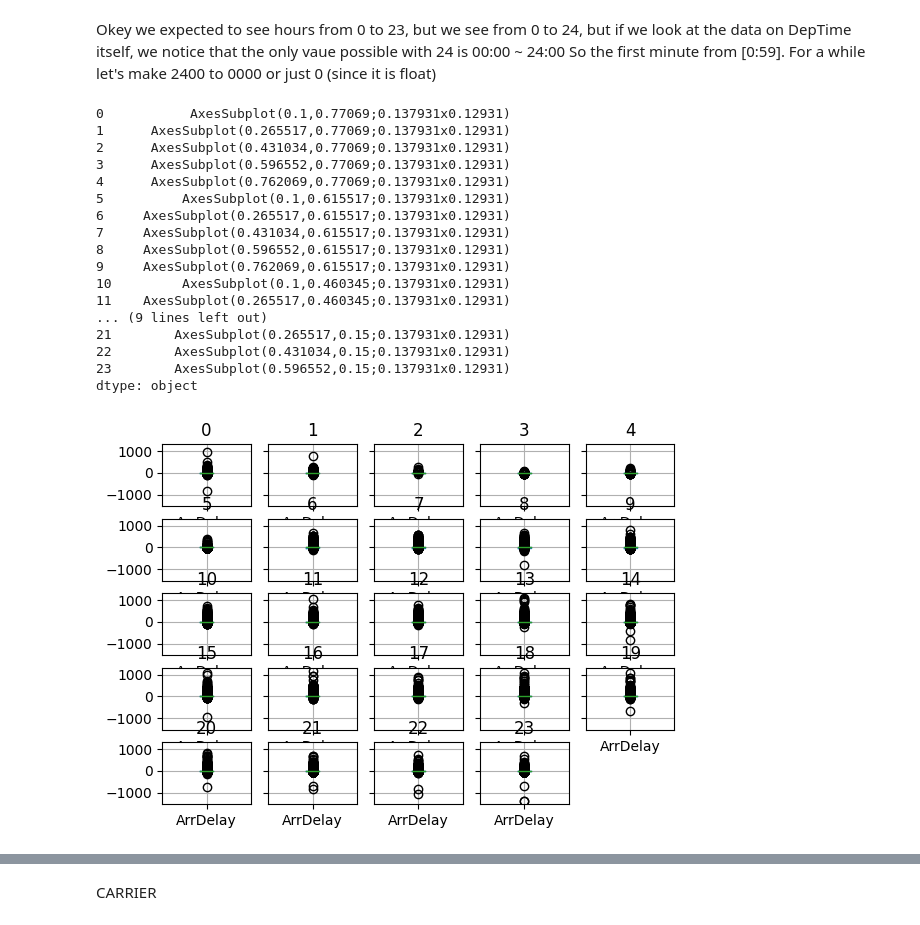
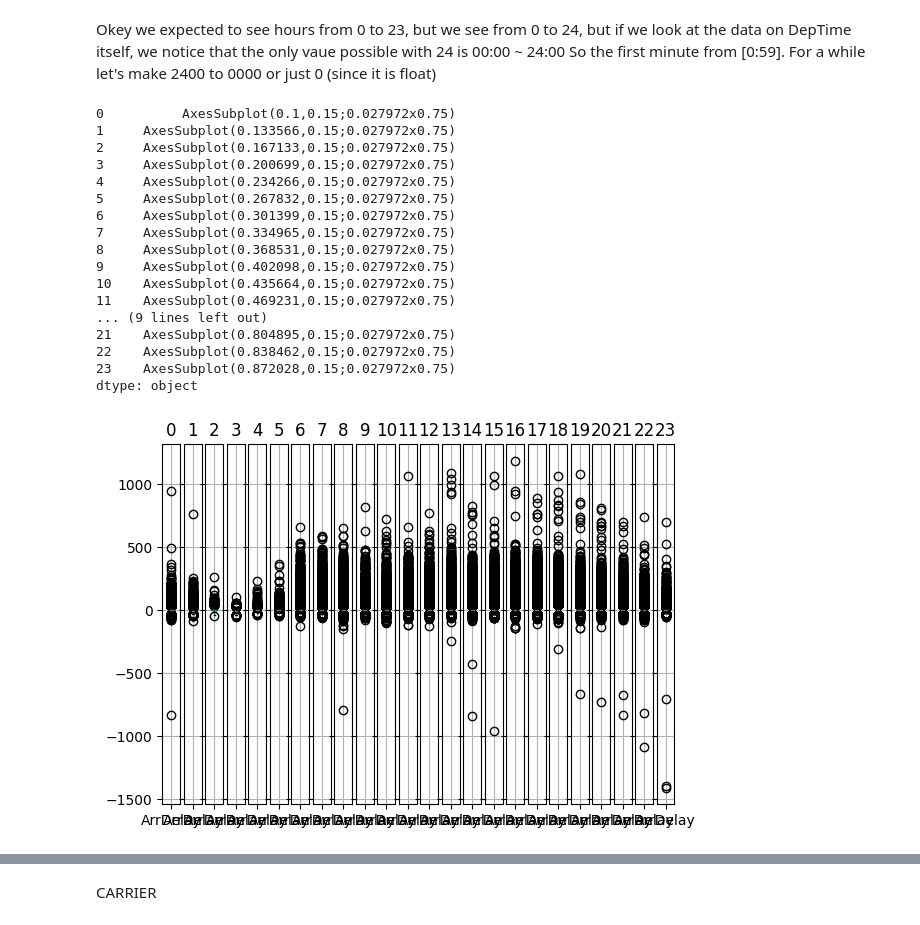
Before and after one commit to CodeForse/ds1_final_exam, a Jupyter notebook: response.ipynb, the cells around one changed output, grey strips where cells are left out. Drawn from its saved outputs; the diff is of its cells as text; code cells hidden in the pictures.

```diff
--- a/response.ipynb
+++ b/response.ipynb
@@ -251,6 +251,8 @@ df = df.merge(name_parser, left_on='UniqueCarrier', right_on='Code')
 df = df.drop('Code', axis=1)
 # %%
 df = df.rename(columns={'Description':'UniqueCarrierDescription'})
+# %%
+df['UniqueCarrierDescription'] = df['UniqueCarrierDescription'].apply(lambda row: " ".join(row.split()[:2]))
 # %%
 carrier_counts = df.groupby('UniqueCarrierDescription')['Cancelled'].sum().divide(df['UniqueCarrierDescription'].value_counts())
 carrier_counts.plot(kind='bar', x='UniqueCarrierDescription')
@@ -304,9 +308,12 @@ def get_departures_format(row):
         day = str(row['DayofMonth'])
         if len(day) < 2:
             day = '0' + day
-        time = str(row['DepTime'])
+        time = str(int(row['DepTime']))
         if len(time) < 4:  # my data had Deptime as HHMM but column type was float, so i got to add 0
             time = '0' + time
+        if float(time) == 2400 or float(time) == 0:
+            time = '0000'
+
         return f"{row['Year']}-{month}-{day} {time[0:2]}:{time[2:4]}"
     else:
         return pd.NA
@@ -473,23 +479,23 @@ For a while let's make 2400 to 0000 or just 0 (since it is float)
 df_cleared = df
 df_cleared[df_cleared['CRSDepTime'] >= 2400] = 0
 # %%
-df.groupby(by=df['CRSDepTime'] // 100).boxplot(True, column='ArrDelay')
+df.groupby(by=df['CRSDepTime'] // 100).boxplot(True, column='ArrDelay', layout=(1, 24))
 # %% [output]
-0           AxesSubplot(0.1,0.77069;0.137931x0.12931)
-1      AxesSubplot(0.265517,0.77069;0.137931x0.12931)
-2      AxesSubplot(0.431034,0.77069;0.137931x0.12931)
-3      AxesSubplot(0.596552,0.77069;0.137931x0.12931)
-4      AxesSubplot(0.762069,0.77069;0.137931x0.12931)
-5          AxesSubplot(0.1,0.615517;0.137931x0.12931)
-6     AxesSubplot(0.265517,0.615517;0.137931x0.12931)
-7     AxesSubplot(0.431034,0.615517;0.137931x0.12931)
-8     AxesSubplot(0.596552,0.615517;0.137931x0.12931)
-9     AxesSubplot(0.762069,0.615517;0.137931x0.12931)
-10         AxesSubplot(0.1,0.460345;0.137931x0.12931)
-11    AxesSubplot(0.265517,0.460345;0.137931x0.12931)
+0          AxesSubplot(0.1,0.15;0.027972x0.75)
+1     AxesSubplot(0.133566,0.15;0.027972x0.75)
+2     AxesSubplot(0.167133,0.15;0.027972x0.75)
+3     AxesSubplot(0.200699,0.15;0.027972x0.75)
+4     AxesSubplot(0.234266,0.15;0.027972x0.75)
+5     AxesSubplot(0.267832,0.15;0.027972x0.75)
+6     AxesSubplot(0.301399,0.15;0.027972x0.75)
+7     AxesSubplot(0.334965,0.15;0.027972x0.75)
+8     AxesSubplot(0.368531,0.15;0.027972x0.75)
+9     AxesSubplot(0.402098,0.15;0.027972x0.75)
+10    AxesSubplot(0.435664,0.15;0.027972x0.75)
+11    AxesSubplot(0.469231,0.15;0.027972x0.75)
 ... (9 lines left out)
-21        AxesSubplot(0.265517,0.15;0.137931x0.12931)
-22        AxesSubplot(0.431034,0.15;0.137931x0.12931)
-23        AxesSubplot(0.596552,0.15;0.137931x0.12931)
+21    AxesSubplot(0.804895,0.15;0.027972x0.75)
+22    AxesSubplot(0.838462,0.15;0.027972x0.75)
+23    AxesSubplot(0.872028,0.15;0.027972x0.75)
 dtype: object
-[figure, old version]
+[figure, new version]
```
Also changed, not shown: parts of 14 cells of this notebook, 1 other file.
